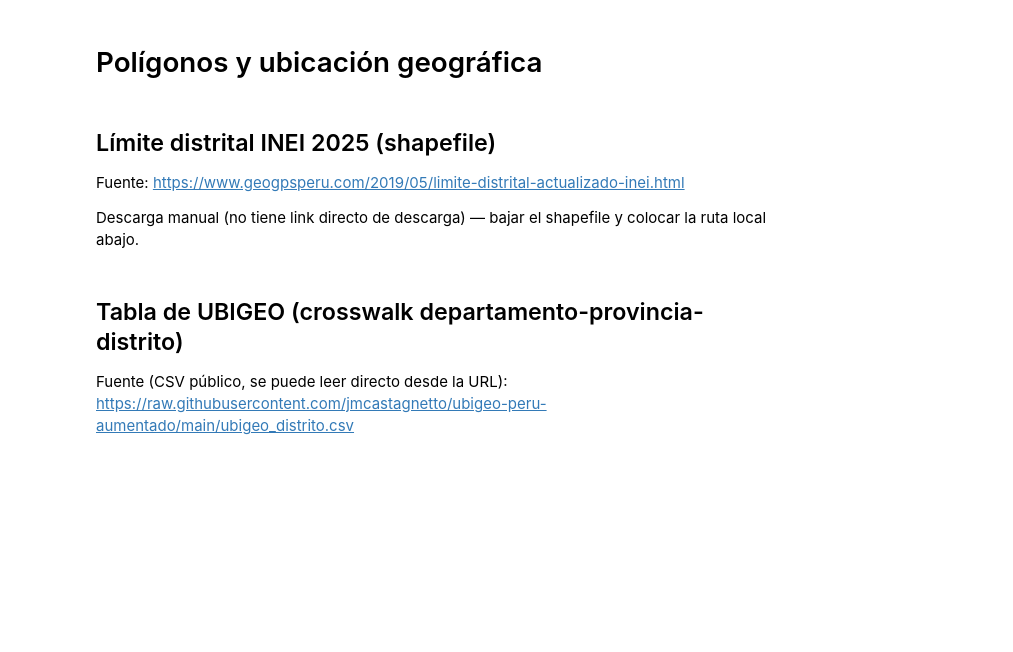
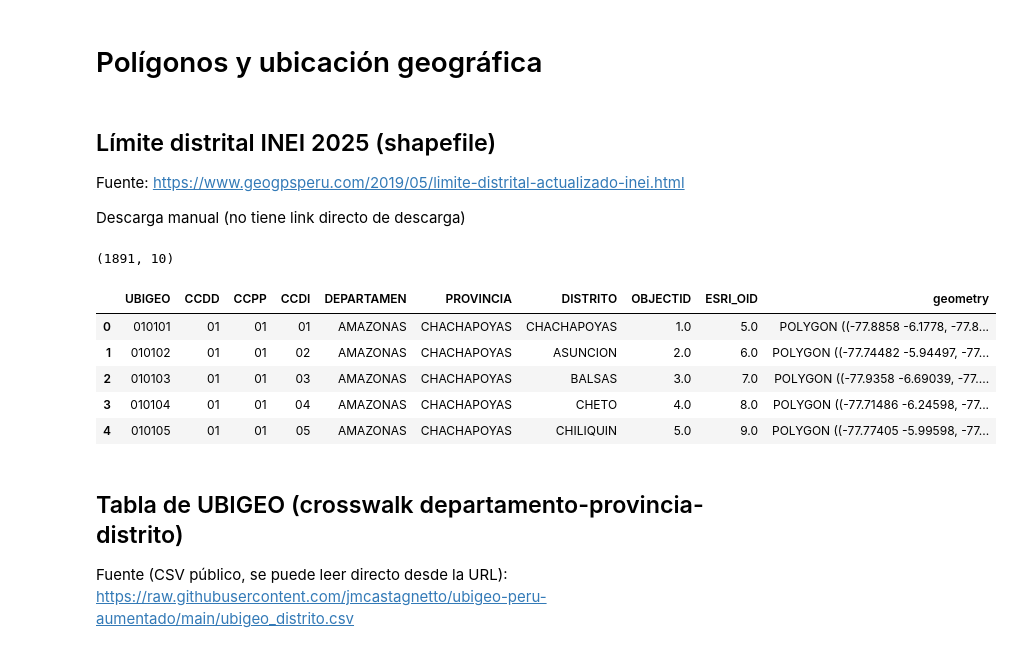
Before and after one commit to isdextre/causal-anemia-model, a Jupyter notebook: notebooks/00_join_ubigeo.ipynb, the cells around one changed output. Drawn from its saved outputs; the diff is of its cells as text; code cells hidden in the pictures; blank space fills up the shorter version.

```diff
--- a/notebooks/00_join_ubigeo.ipynb
+++ b/notebooks/00_join_ubigeo.ipynb
@@ -17,14 +17,22 @@ pd.set_option("display.max_columns", 50)
 
 Fuente: https://www.geogpsperu.com/2019/05/limite-distrital-actualizado-inei.html
 
-Descarga manual (no tiene link directo de descarga) — bajar el shapefile y colocar la ruta local abajo.
+Descarga manual (no tiene link directo de descarga)
 # %%
 # Ruta local al shapefile ya descargado
-ruta_limite_distrital = ""  # ej: "data/raw/Limite_Distrital_INEI_2025_CPV.shp"
+ruta_limite_distrital = "../data/raw/Limite Distrital INEI 2025 CPV/Limite Distrital INEI 2025 CPV.shp"
 
 limite_distrital = gpd.read_file(ruta_limite_distrital)
 print(limite_distrital.shape)
 limite_distrital.head()
+# %% [output]
+(1891, 10)
+|  | UBIGEO | CCDD | CCPP | CCDI | DEPARTAMEN | PROVINCIA | DISTRITO | OBJECTID | ESRI_OID | geometry |
+| 0 | 010101 | 01 | 01 | 01 | AMAZONAS | CHACHAPOYAS | CHACHAPOYAS | 1.0 | 5.0 | POLYGON ((-77.8858 -6.1778, -77.8... |
+| 1 | 010102 | 01 | 01 | 02 | AMAZONAS | CHACHAPOYAS | ASUNCION | 2.0 | 6.0 | POLYGON ((-77.74482 -5.94497, -77... |
+| 2 | 010103 | 01 | 01 | 03 | AMAZONAS | CHACHAPOYAS | BALSAS | 3.0 | 7.0 | POLYGON ((-77.9358 -6.69039, -77.... |
+| 3 | 010104 | 01 | 01 | 04 | AMAZONAS | CHACHAPOYAS | CHETO | 4.0 | 8.0 | POLYGON ((-77.71486 -6.24598, -77... |
+| 4 | 010105 | 01 | 01 | 05 | AMAZONAS | CHACHAPOYAS | CHILIQUIN | 5.0 | 9.0 | POLYGON ((-77.77405 -5.99598, -77... |
 # %% [markdown]
 ## Tabla de UBIGEO (crosswalk departamento-provincia-distrito)
 
```
Also changed, not shown: parts of 11 cells of this notebook.
